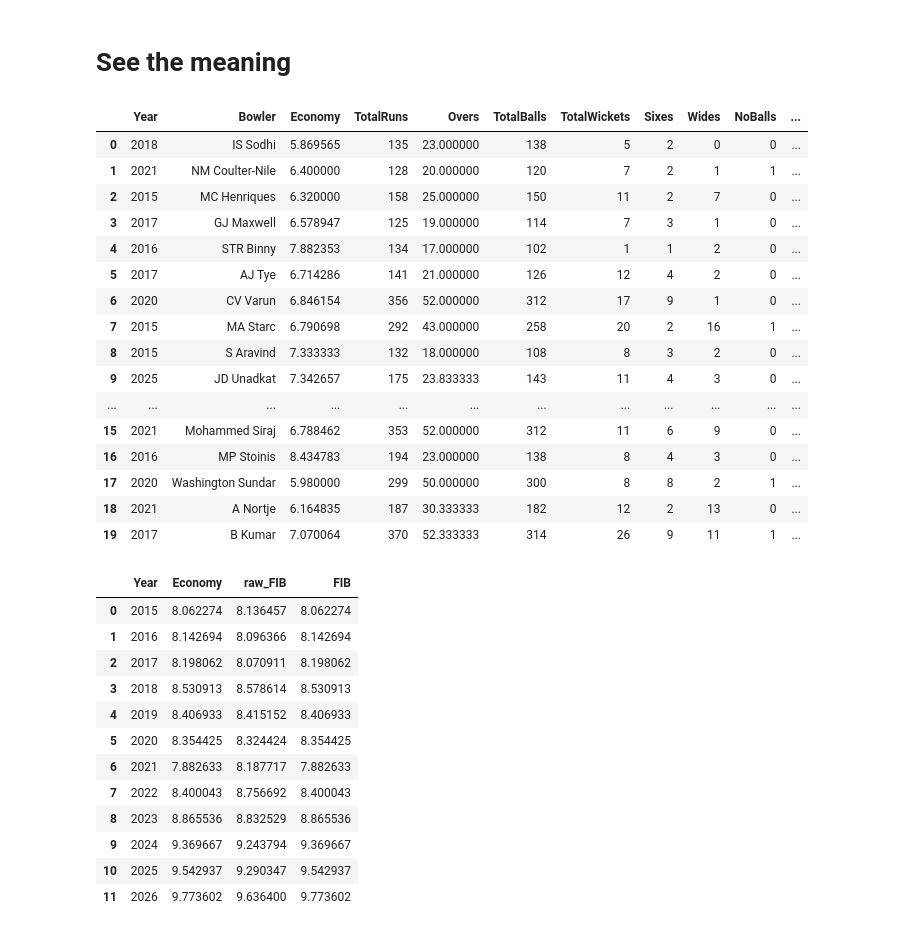
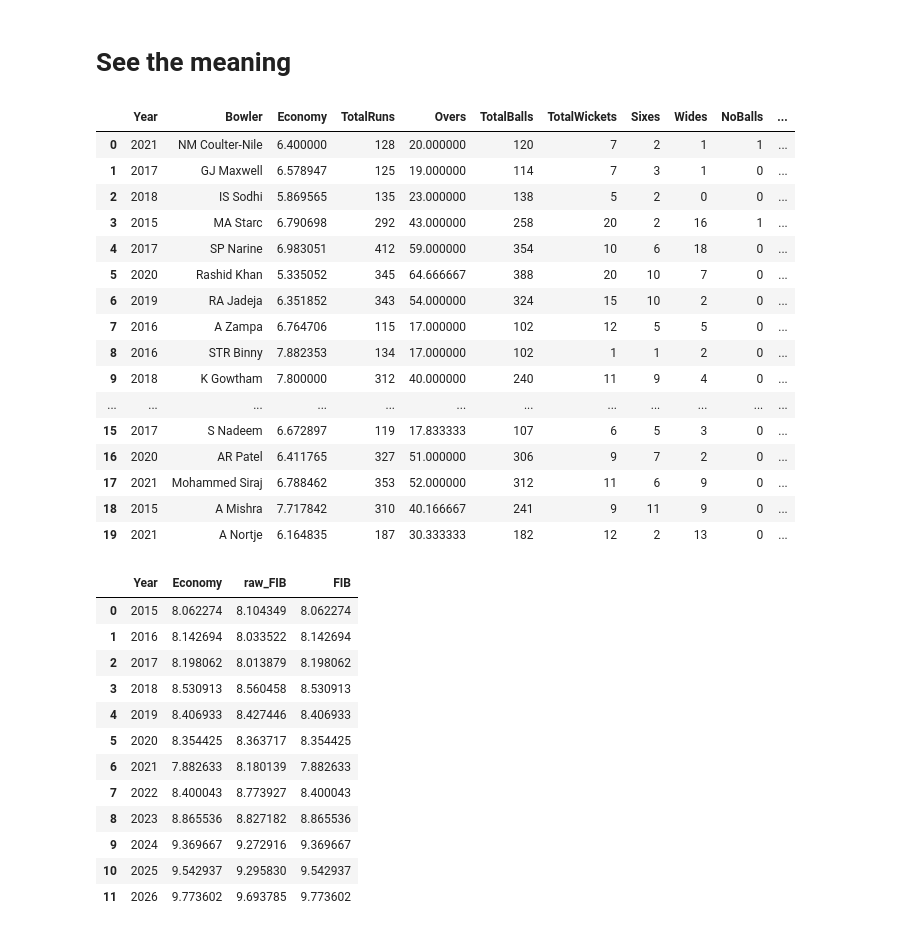
Before and after one commit to greenbear26/fielding-independent-bowling, a Jupyter notebook: main.ipynb, the cells around one changed output. Drawn from its saved outputs; the diff is of its cells as text; code cells hidden in the pictures.

```diff
--- a/main.ipynb
+++ b/main.ipynb
@@ -153,7 +153,11 @@ for year in filtered_df['Year'].unique():
         total_wickets = bowler_data[bowler_data['Kind'].isin(['bowled', 'caught', 'lbw', 'stumped', 'hit wicket', 'caught and bowled'])].shape[0]
 
         # Fielding Indpendent wickets (bowled, lbw, hit wicker, caught and bowled) [Maybe add stumped later]
-        fielding_independent_wickets = bowler_data[bowler_data['Kind'].isin(['bowled', 'caught and bowled', 'lbw', 'hit wicket', 'stumped'])].shape[0]
+        bowled_wickets = bowler_data[bowler_data['Kind'] == 'bowled'].shape[0]
+        lbw_wickets = bowler_data[bowler_data['Kind'] == 'lbw'].shape[0]
+        hit_wicket_wickets = bowler_data[bowler_data['Kind'] == 'hit wicket'].shape[0]
+        caught_and_bowled_wickets = bowler_data[bowler_data['Kind'] == 'caught and bowled'].shape[0]
+        stumped_wickets = bowler_data[bowler_data['Kind'] == 'stumped'].shape[0]
 
         rows_list.append({
             'Year': year,
@@ -166,8 +170,12 @@ for year in filtered_df['Year'].unique():
             'Sixes': sixes,
             'Wides': wide_runs,
             'NoBalls': noball_runs,
-            'FI Wickets': fielding_independent_wickets,
             'DotBalls': dot_balls,
+            'BowledWickets': bowled_wickets,
+            'LbwWickets': lbw_wickets,
+            'HitWicketWickets': hit_wicket_wickets,
+            'CaughtAndBowledWickets': caught_and_bowled_wickets,
+            'StumpedWickets': stumped_wickets,
         })
 
 bowler_df = pd.DataFrame(rows_list)
@@ -199,7 +207,7 @@ bowler_df.head(20)
 # %%
 recent_year_bowler_df = bowler_df[bowler_df['Year'] >= 2015]
 
-X = recent_year_bowler_df[['Sixes', 'Wides', 'NoBalls', 'FI Wickets']].div(recent_year_bowler_df['Overs'], axis=0)
+X = recent_year_bowler_df[['Sixes', 'Wides', 'NoBalls', 'BowledWickets', 'LbwWickets', 'HitWicketWickets', 'CaughtAndBowledWickets', 'StumpedWickets']].div(recent_year_bowler_df['Overs'], axis=0)
 y = recent_year_bowler_df['Economy']
 
 fib_reg = LinearRegression().fit(X, y)
@@ -227,37 +236,41 @@ fib_reg.coef_, fib_reg.intercept_
 # %%
 # Store FIB stats for each bowler in the dataframe
 fib_coefficients = np.array(fib_reg.coef_)
 fib_coefficients = np.insert(fib_coefficients, 0, fib_reg.intercept_)
+# fib_coefficients = np.array([6.1821, 5.7628, 1.9969, 2.8617, -2.5032, -4.5166, 1.4290, -1.4063, -11.2354])
 
 for index, row in recent_year_bowler_df.iterrows():
     recent_year_bowler_df.at[index, 'raw_FIB'] = fib_coefficients[0] + fib_coefficients[1] * (row['Sixes'] / row['Overs']) + \
                                 fib_coefficients[2] * (row['Wides'] / row['Overs']) + \
                                 fib_coefficients[3] * (row['NoBalls'] / row['Overs']) + \
-                                fib_coefficients[4] * (row['FI Wickets'] / row['Overs'])# + \
-                                # fib_coefficients[5] * (row['DotBalls'] / row['Overs'])
+                                fib_coefficients[4] * (row['BowledWickets'] / row['Overs']) + \
+                                fib_coefficients[5] * (row['LbwWickets'] / row['Overs']) + \
+                                fib_coefficients[6] * (row['HitWicketWickets'] / row['Overs']) + \
+                                fib_coefficients[7] * (row['CaughtAndBowledWickets'] / row['Overs']) + \
+                                fib_coefficients[8] * (row['StumpedWickets'] / row['Overs'])
 
 recent_year_bowler_df.sort_values(by=['raw_FIB'], inplace=True)
 recent_year_bowler_df = recent_year_bowler_df.reset_index(drop=True)
 recent_year_bowler_df.to_csv('data/bowler-stats-with-fib.csv', index=False)
 recent_year_bowler_df.head(20)
 # %% [output]
 |  | Year | Bowler | Economy | TotalRuns | Overs | TotalBalls | TotalWickets | Sixes | Wides | NoBalls | ... |
-| 0 | 2018 | IS Sodhi | 5.869565 | 135 | 23.000000 | 138 | 5 | 2 | 0 | 0 | ... |
-| 1 | 2021 | NM Coulter-Nile | 6.400000 | 128 | 20.000000 | 120 | 7 | 2 | 1 | 1 | ... |
-| 2 | 2015 | MC Henriques | 6.320000 | 158 | 25.000000 | 150 | 11 | 2 | 7 | 0 | ... |
-| 3 | 2017 | GJ Maxwell | 6.578947 | 125 | 19.000000 | 114 | 7 | 3 | 1 | 0 | ... |
-| 4 | 2016 | STR Binny | 7.882353 | 134 | 17.000000 | 102 | 1 | 1 | 2 | 0 | ... |
-| 5 | 2017 | AJ Tye | 6.714286 | 141 | 21.000000 | 126 | 12 | 4 | 2 | 0 | ... |
-| 6 | 2020 | CV Varun | 6.846154 | 356 | 52.000000 | 312 | 17 | 9 | 1 | 0 | ... |
-| 7 | 2015 | MA Starc | 6.790698 | 292 | 43.000000 | 258 | 20 | 2 | 16 | 1 | ... |
-| 8 | 2015 | S Aravind | 7.333333 | 132 | 18.000000 | 108 | 8 | 3 | 2 | 0 | ... |
-| 9 | 2025 | JD Unadkat | 7.342657 | 175 | 23.833333 | 143 | 11 | 4 | 3 | 0 | ... |
+| 0 | 2021 | NM Coulter-Nile | 6.400000 | 128 | 20.000000 | 120 | 7 | 2 | 1 | 1 | ... |
+| 1 | 2017 | GJ Maxwell | 6.578947 | 125 | 19.000000 | 114 | 7 | 3 | 1 | 0 | ... |
+| 2 | 2018 | IS Sodhi | 5.869565 | 135 | 23.000000 | 138 | 5 | 2 | 0 | 0 | ... |
+| 3 | 2015 | MA Starc | 6.790698 | 292 | 43.000000 | 258 | 20 | 2 | 16 | 1 | ... |
+| 4 | 2017 | SP Narine | 6.983051 | 412 | 59.000000 | 354 | 10 | 6 | 18 | 0 | ... |
+| 5 | 2020 | Rashid Khan | 5.335052 | 345 | 64.666667 | 388 | 20 | 10 | 7 | 0 | ... |
+| 6 | 2019 | RA Jadeja | 6.351852 | 343 | 54.000000 | 324 | 15 | 10 | 2 | 0 | ... |
+| 7 | 2016 | A Zampa | 6.764706 | 115 | 17.000000 | 102 | 12 | 5 | 5 | 0 | ... |
+| 8 | 2016 | STR Binny | 7.882353 | 134 | 17.000000 | 102 | 1 | 1 | 2 | 0 | ... |
+| 9 | 2018 | K Gowtham | 7.800000 | 312 | 40.000000 | 240 | 11 | 9 | 4 | 0 | ... |
 | ... | ... | ... | ... | ... | ... | ... | ... | ... | ... | ... | ... |
-| 15 | 2021 | Mohammed Siraj | 6.788462 | 353 | 52.000000 | 312 | 11 | 6 | 9 | 0 | ... |
-| 16 | 2016 | MP Stoinis | 8.434783 | 194 | 23.000000 | 138 | 8 | 4 | 3 | 0 | ... |
-| 17 | 2020 | Washington Sundar | 5.980000 | 299 | 50.000000 | 300 | 8 | 8 | 2 | 1 | ... |
-| 18 | 2021 | A Nortje | 6.164835 | 187 | 30.333333 | 182 | 12 | 2 | 13 | 0 | ... |
-| 19 | 2017 | B Kumar | 7.070064 | 370 | 52.333333 | 314 | 26 | 9 | 11 | 1 | ... |
+| 15 | 2017 | S Nadeem | 6.672897 | 119 | 17.833333 | 107 | 6 | 5 | 3 | 0 | ... |
+| 16 | 2020 | AR Patel | 6.411765 | 327 | 51.000000 | 306 | 9 | 7 | 2 | 0 | ... |
+| 17 | 2021 | Mohammed Siraj | 6.788462 | 353 | 52.000000 | 312 | 11 | 6 | 9 | 0 | ... |
+| 18 | 2015 | A Mishra | 7.717842 | 310 | 40.166667 | 241 | 9 | 11 | 9 | 0 | ... |
+| 19 | 2021 | A Nortje | 6.164835 | 187 | 30.333333 | 182 | 12 | 2 | 13 | 0 | ... |
 # %%
 # Normalize FIB for each year based on economy mean and standard deviation
 for year in recent_year_bowler_df['Year'].unique():
@@ -277,18 +290,18 @@ average_stats = recent_year_bowler_df.groupby('Year').agg({'Economy': 'mean', 'r
 average_stats.head(20)
 # %% [output]
 |  | Year | Economy | raw_FIB | FIB |
-| 0 | 2015 | 8.062274 | 8.136457 | 8.062274 |
-| 1 | 2016 | 8.142694 | 8.096366 | 8.142694 |
-| 2 | 2017 | 8.198062 | 8.070911 | 8.198062 |
-| 3 | 2018 | 8.530913 | 8.578614 | 8.530913 |
-| 4 | 2019 | 8.406933 | 8.415152 | 8.406933 |
-| 5 | 2020 | 8.354425 | 8.324424 | 8.354425 |
-| 6 | 2021 | 7.882633 | 8.187717 | 7.882633 |
-| 7 | 2022 | 8.400043 | 8.756692 | 8.400043 |
-| 8 | 2023 | 8.865536 | 8.832529 | 8.865536 |
-| 9 | 2024 | 9.369667 | 9.243794 | 9.369667 |
-| 10 | 2025 | 9.542937 | 9.290347 | 9.542937 |
-| 11 | 2026 | 9.773602 | 9.636400 | 9.773602 |
+| 0 | 2015 | 8.062274 | 8.104349 | 8.062274 |
+| 1 | 2016 | 8.142694 | 8.033522 | 8.142694 |
+| 2 | 2017 | 8.198062 | 8.013879 | 8.198062 |
+| 3 | 2018 | 8.530913 | 8.560458 | 8.530913 |
+| 4 | 2019 | 8.406933 | 8.427446 | 8.406933 |
+| 5 | 2020 | 8.354425 | 8.363717 | 8.354425 |
+| 6 | 2021 | 7.882633 | 8.180139 | 7.882633 |
+| 7 | 2022 | 8.400043 | 8.773927 | 8.400043 |
+| 8 | 2023 | 8.865536 | 8.827182 | 8.865536 |
+| 9 | 2024 | 9.369667 | 9.272916 | 9.369667 |
+| 10 | 2025 | 9.542937 | 9.295830 | 9.542937 |
+| 11 | 2026 | 9.773602 | 9.693785 | 9.773602 |
 # %%
 # Print Standard Deviation of Economy and FIB for each year
 std_stats = recent_year_bowler_df.groupby('Year').agg({'Economy': 'std', 'raw_FIB': 'std', 'FIB': 'std'}).reset_index()
```
Also changed, not shown: parts of 5 cells of this notebook, 2 other files.
